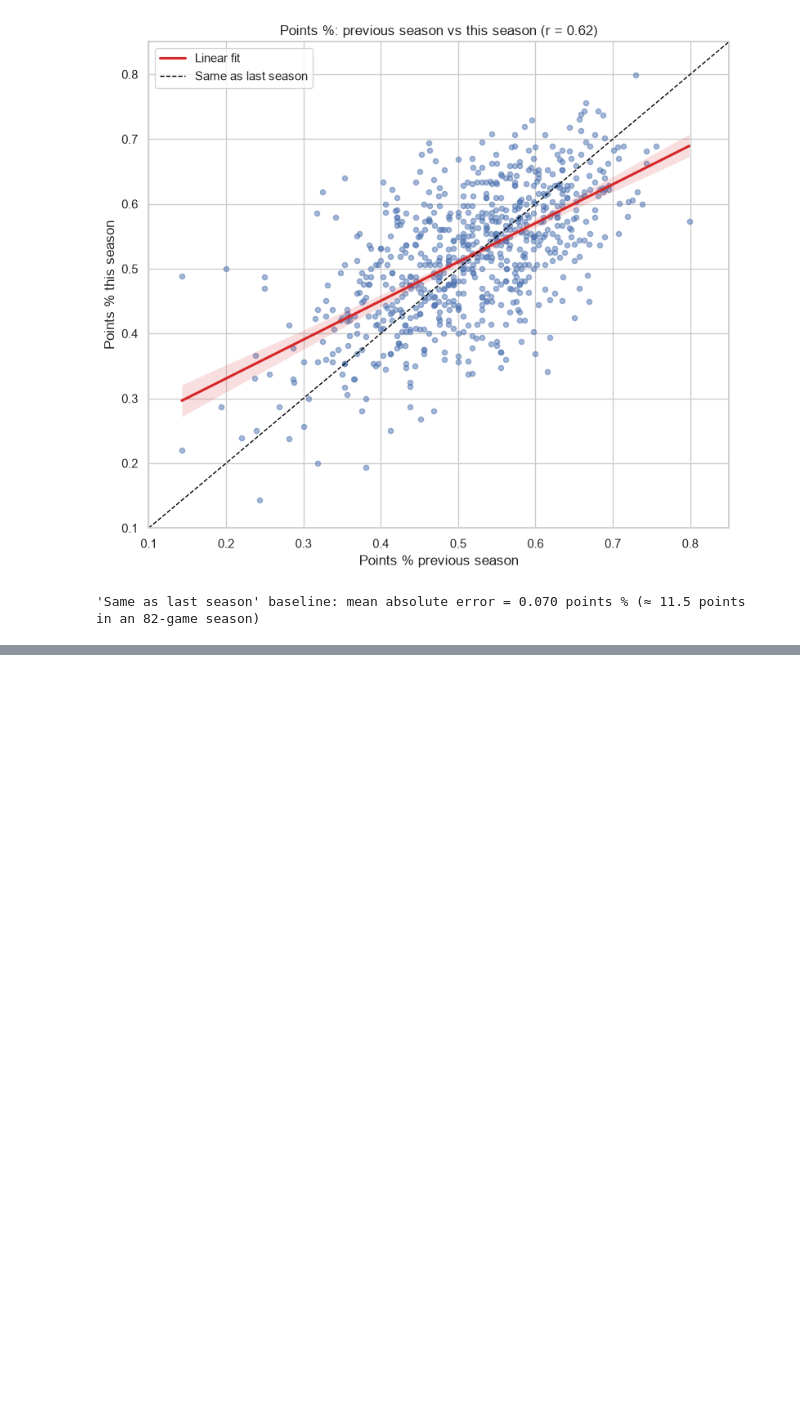
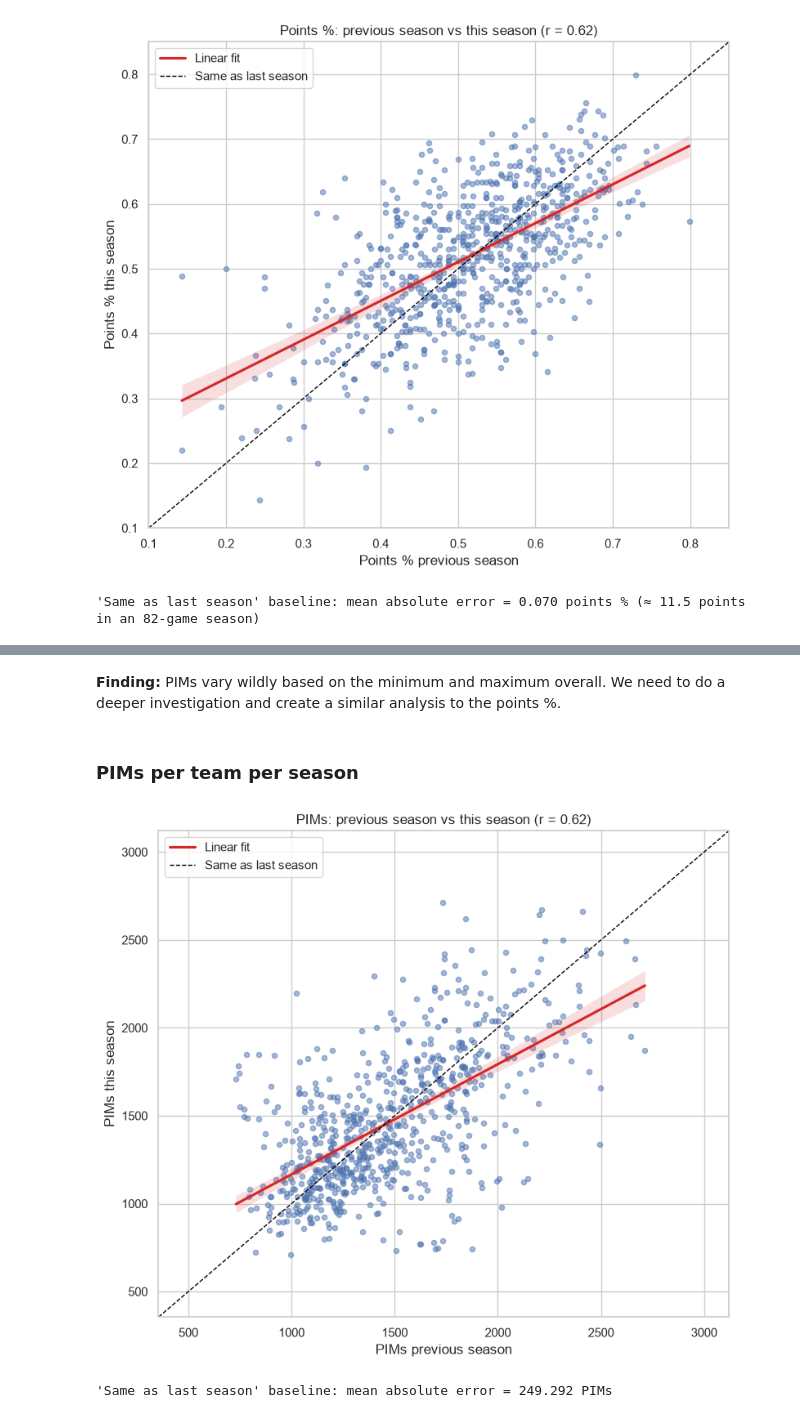
Before and after one commit to Nathan-Pinheiro/AC_hockey_predictions, a Jupyter notebook: data_analysis.ipynb, the cells around one changed output, grey strips where cells are left out. Saved outputs shown, nothing was run; the diff lists cells and outputs as text; code cells hidden in the pictures; blank space fills up the shorter version.

Commit message:
PIMs data analysis

```diff
--- a/data_analysis.ipynb
+++ b/data_analysis.ipynb
@@ -379,0 +403,43 @@ print(f"'Same as last season' baseline: mean absolute error = {mean_absolute_err
+# %% [markdown]
+**Finding:** PIMs vary wildly based on the minimum and maximum overall. We need to do a deeper investigation and create a similar analysis to the points %.
+# %% [markdown]
+### PIMs per team per season
+# %%
+# Target: PIMs per team per season
+pims_team_df = teams_1979.copy()
+
+# Previous season of the same franchise (franchID, so relocated teams keep their history)
+pims_team_df = pims_team_df.sort_values(["franchID", "year"])
+prev = pims_team_df.groupby("franchID")["PIM"].shift(1)
+pims_team_df["prev_PIM"] = prev
+
+pairs = pims_team_df.dropna(subset=["prev_PIM"])
+correlation_coefficient = pairs["prev_PIM"].corr(pairs["PIM"])
+mean_absolute_error = (pairs["prev_PIM"] - pairs["PIM"]).abs().mean()
+
+fig, ax = plt.subplots(figsize=(8, 7))
+sns.regplot(data=pairs, x="prev_PIM", y="PIM", ax=ax,
+            scatter_kws={"s": 20, "alpha": 0.5}, line_kws={"color": "#d62728", "label": "Linear fit"})
+
+# Set the limits to the min and max numbers obtained in the previous
+# Multiply to get better edges to the chart
+pims_min = pims_team_df["PIM"].min()
+pims_max = pims_team_df["PIM"].max()
+lim_min = int(pims_min) - (pims_min * 0.5)
+lim_max = int(pims_max) + (pims_max * 0.15)
+lims = [lim_min, lim_max]
+ax.plot(lims, lims, color="black", linestyle="--", linewidth=1, label="Same as last season")
+ax.set_xlim(lims)
+ax.set_ylim(lims)
+
+ax.set_title(f"PIMs: previous season vs this season (r = {correlation_coefficient:.2f})")
+ax.set_xlabel("PIMs previous season")
+ax.set_ylabel("PIMs this season")
+ax.legend(loc="upper left")
+plt.tight_layout()
+plt.show()
+
+print(f"'Same as last season' baseline: mean absolute error = {mean_absolute_error:.3f} PIMs")
+# %% [output]
+[figure, added]
+'Same as last season' baseline: mean absolute error = 249.292 PIMs
```
Also changed, not shown: parts of 15 cells of this notebook, 2 other files.
